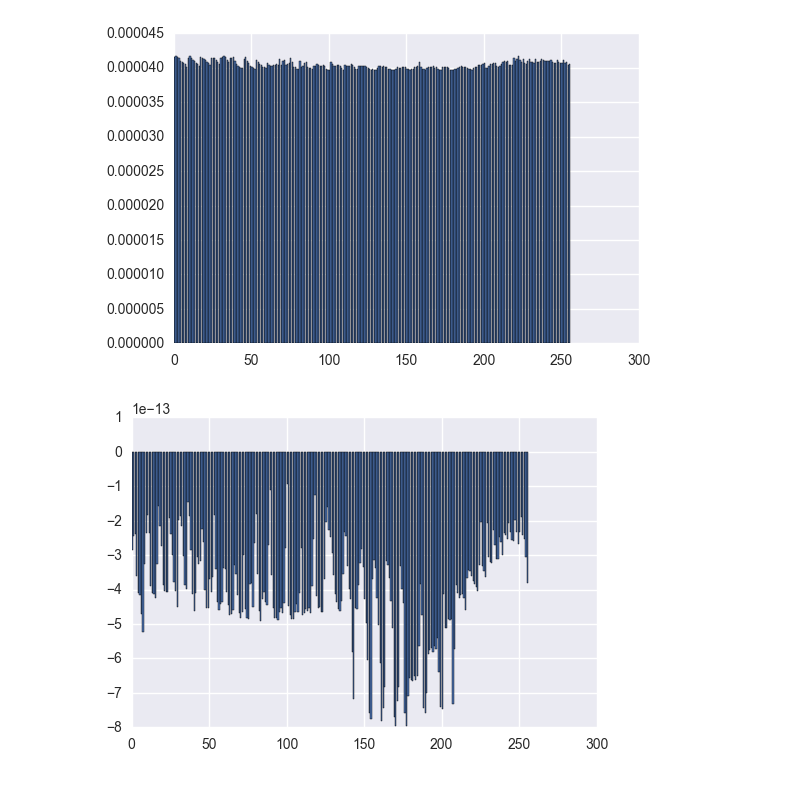
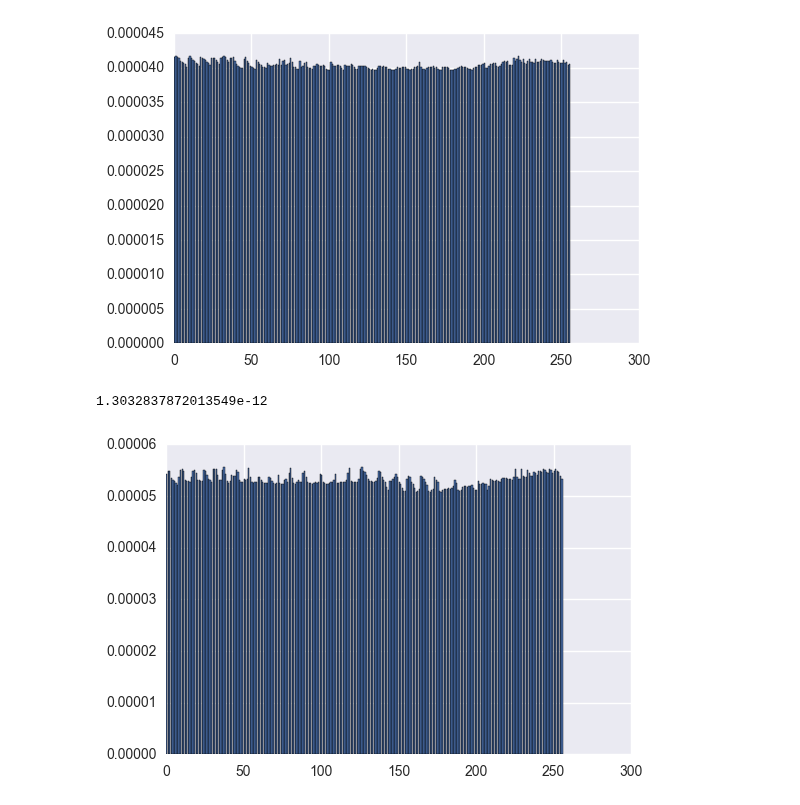
Before and after one commit to turtle-lea/ciencia-de-datos, a Jupyter notebook: tp-2/tp2-version-final.ipynb, the cells around one changed output. Saved outputs shown, nothing was run; the diff lists cells and outputs as text; code cells hidden in the pictures.

Commit message:
Agregado entropia parte 1 a version final

```diff
--- a/tp-2/tp2-version-final.ipynb
+++ b/tp-2/tp2-version-final.ipynb
@@ -692,4 +692,4 @@ plt.show()
 # %% [output]
 [figure]
 # %%
-filename = "/Users/lmatayoshi/Desktop/EEG/S01.mat"
+filename_S = "/Users/lmatayoshi/Desktop/EEG/S01.mat"
@@ -698,5 +696,11 @@ res = entropias_electrodos_por_sujeto(filename)
+# %%
+res_S = entropias_electrodos_por_sujeto(filename_S)
+# %%
+np.var(res_S)
+# %% [output]
+1.3032837872013549e-12
 # %%
-plt.bar(range(len(res[:256])), res[:256])
+plt.bar(range(len(res_S[:256])), res_S[:256])
 plt.show()
 # %% [output]
-[figure, old version]
+[figure, new version]
```
Also changed, not shown: parts of 1 cell of this notebook.
